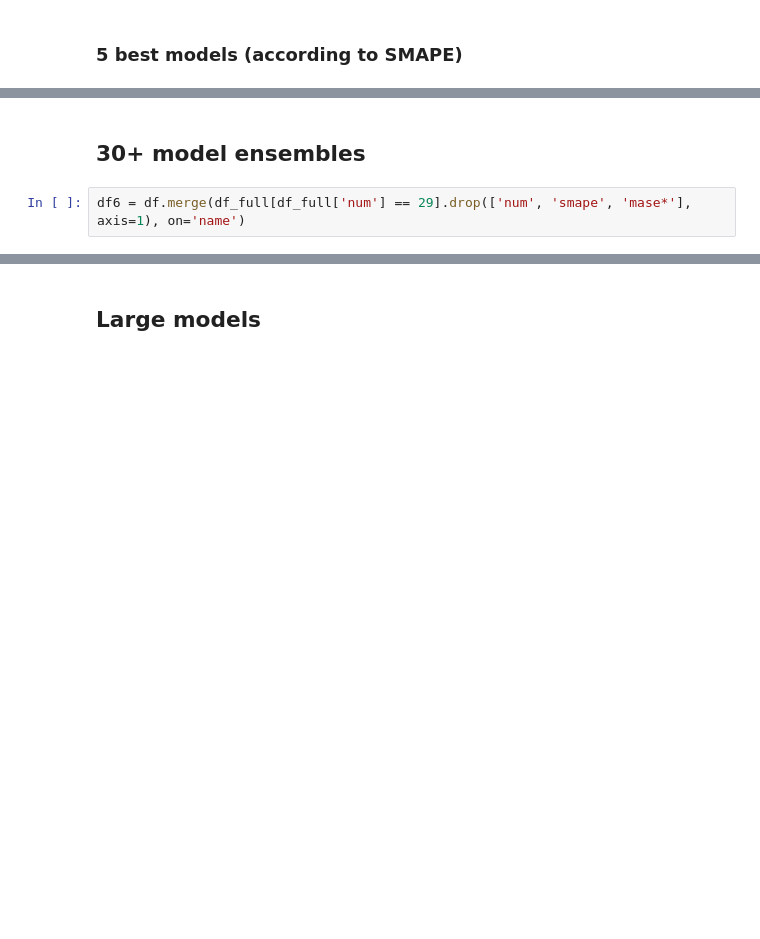
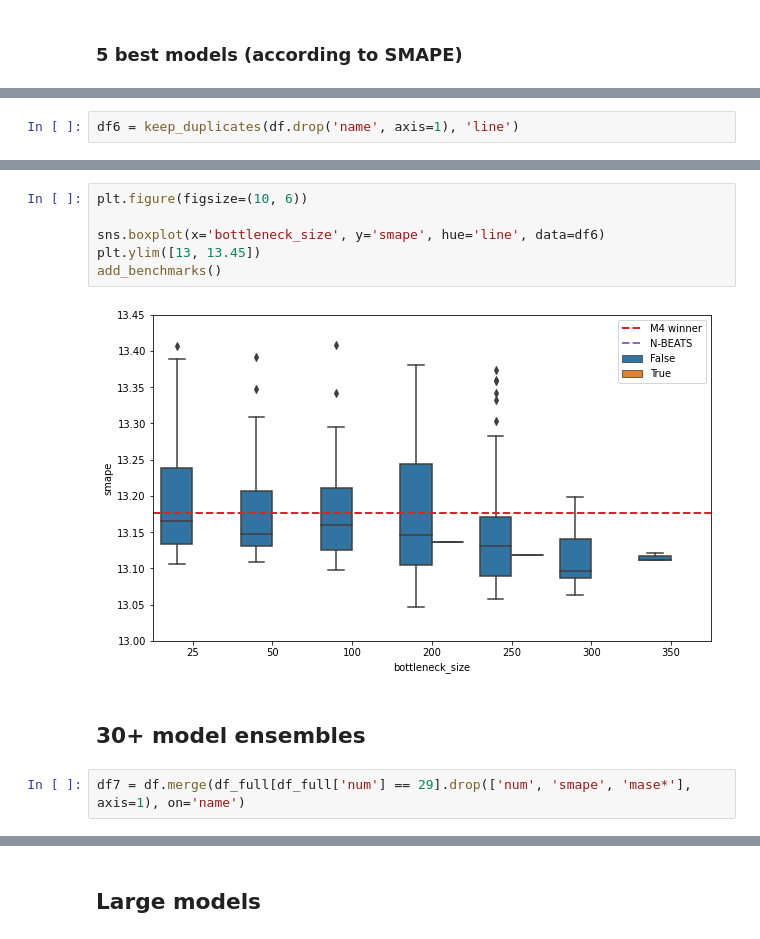
Before and after one commit to djib2011/forecasting, a Jupyter notebook: analysis/explore_results_ensemble.ipynb, the cells around one changed output, grey strips where cells are left out. Cells and saved outputs as stored; diff of their text form; blank space fills up the shorter version.

```diff
--- a/analysis/explore_results_ensemble.ipynb
+++ b/analysis/explore_results_ensemble.ipynb
@@ -118,0 +121,2 @@ df.sort_values('smape').head(5)
+# %%
+df6 = keep_duplicates(df.drop('name', axis=1), 'line')
@@ -119,6 +139,14 @@ df.sort_values('smape').head(5)
+# %%
+plt.figure(figsize=(10, 6))
+
+sns.boxplot(x='bottleneck_size', y='smape', hue='line', data=df6)
+plt.ylim([13, 13.45])
+add_benchmarks()
+# %% [output]
+[figure, added]
 # %% [markdown]
 ## 30+ model ensembles
 # %%
-df6 = df.merge(df_full[df_full['num'] == 29].drop(['num', 'smape', 'mase*'], axis=1), on='name')
+df7 = df.merge(df_full[df_full['num'] == 29].drop(['num', 'smape', 'mase*'], axis=1), on='name')
 # %%
 plt.figure(figsize=(20, 7))
```
Also changed, not shown: parts of 10 cells of this notebook, 4 other files.
